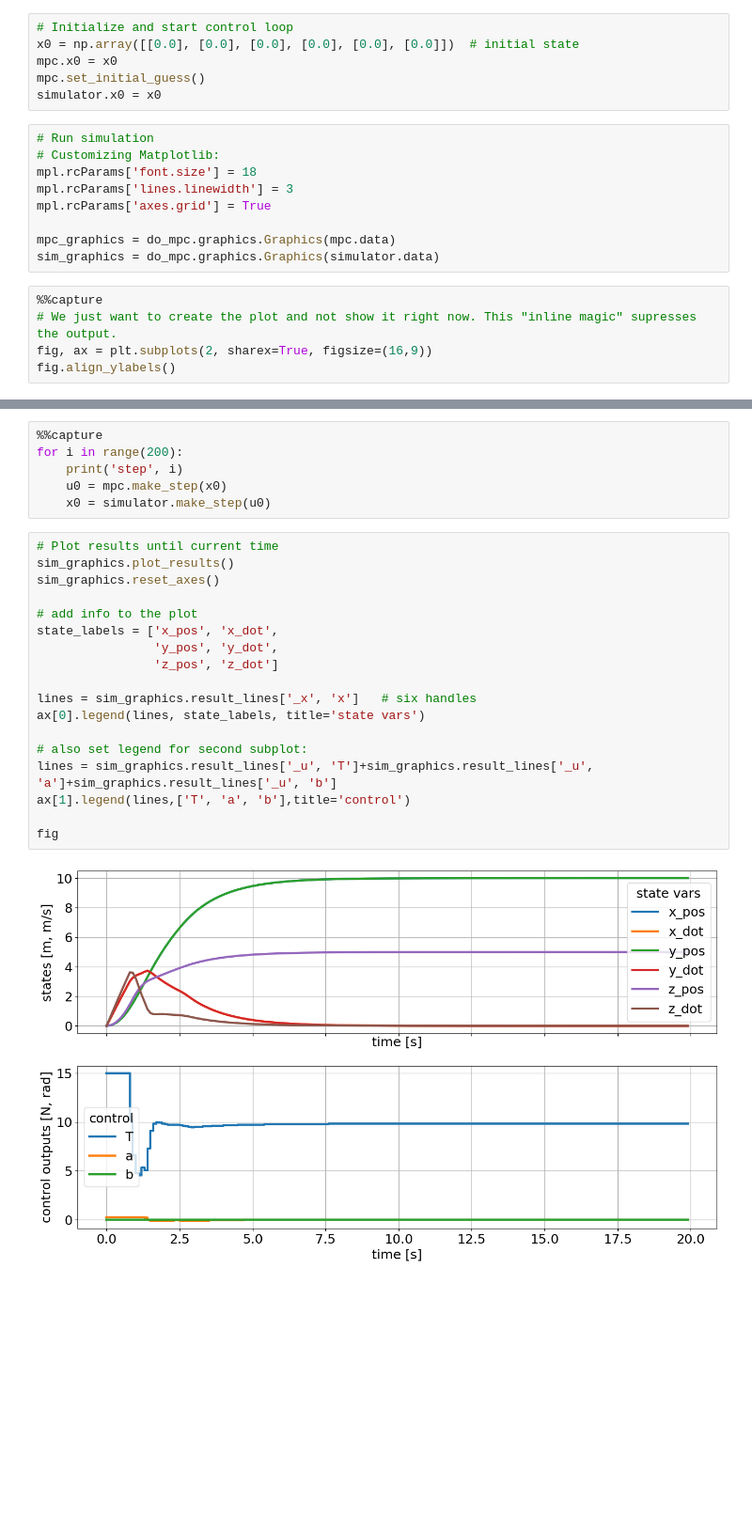
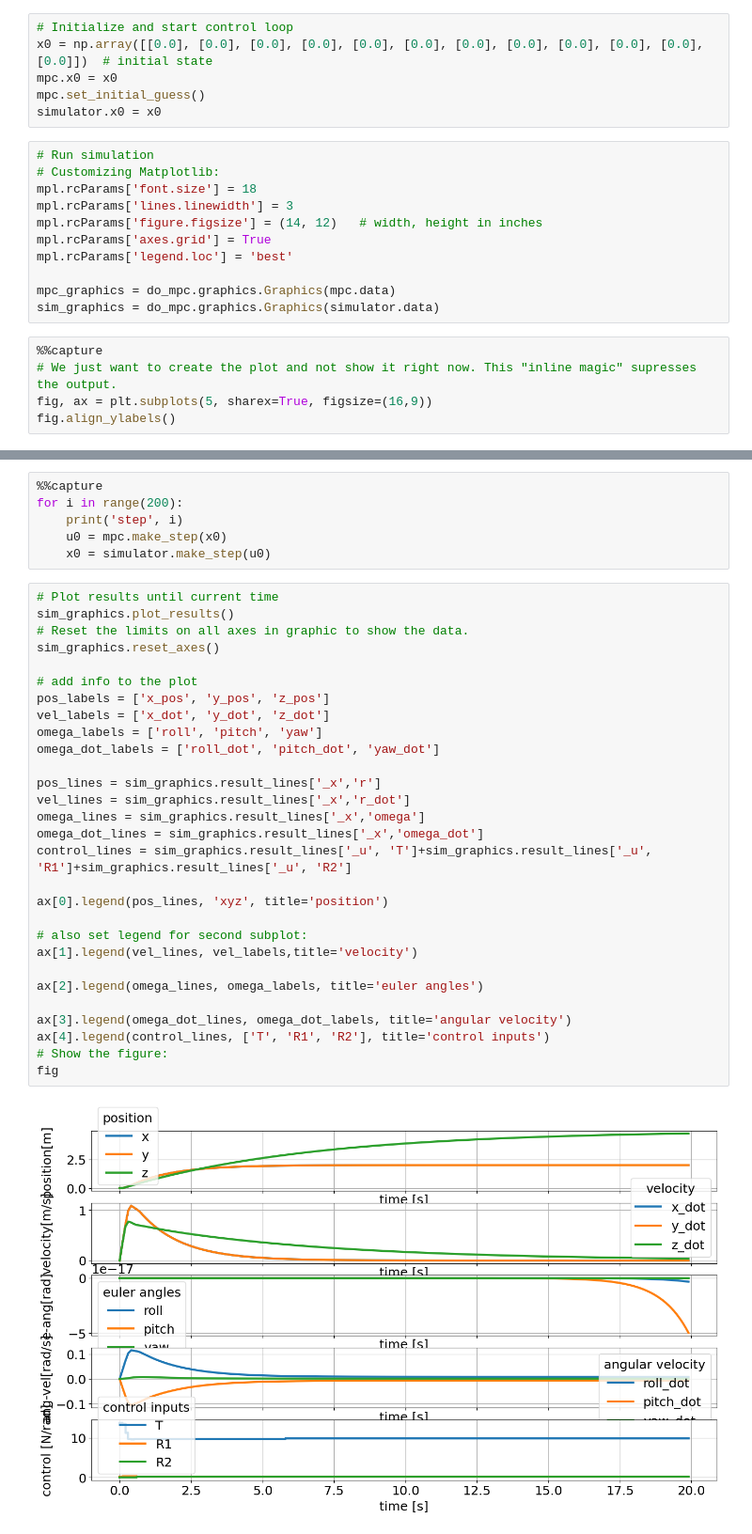
Before and after one commit to Avionics-Propulsion-Landers-GT/MonopropUAV, a Jupyter notebook: Algorithms/DynamicsModel/FHL-DM/mpc-simplified.ipynb, the cells around one changed output, grey strips where cells are left out. Shown at 94% size. Cells and saved outputs as stored; diff of their text form; blank space fills up the shorter version.

```diff
--- a/Algorithms/DynamicsModel/FHL-DM/mpc-simplified.ipynb
+++ b/Algorithms/DynamicsModel/FHL-DM/mpc-simplified.ipynb
@@ -107,7 +257,7 @@ simulator.set_param(t_step = 0.1)
 simulator.setup()
 # %%
 # Initialize and start control loop
-x0 = np.array([[0.0], [0.0], [0.0], [0.0], [0.0], [0.0]])  # initial state
+x0 = np.array([[0.0], [0.0], [0.0], [0.0], [0.0], [0.0], [0.0], [0.0], [0.0], [0.0], [0.0], [0.0]])  # initial state
 mpc.x0 = x0
 mpc.set_initial_guess()
 simulator.x0 = x0
@@ -116,14 +266,16 @@ simulator.x0 = x0
 # Customizing Matplotlib:
 mpl.rcParams['font.size'] = 18
 mpl.rcParams['lines.linewidth'] = 3
+mpl.rcParams['figure.figsize'] = (14, 12)   # width, height in inches
 mpl.rcParams['axes.grid'] = True
+mpl.rcParams['legend.loc'] = 'best'
 
 mpc_graphics = do_mpc.graphics.Graphics(mpc.data)
 sim_graphics = do_mpc.graphics.Graphics(simulator.data)
 # %%
 %%capture
 # We just want to create the plot and not show it right now. This "inline magic" supresses the output.
-fig, ax = plt.subplots(2, sharex=True, figsize=(16,9))
+fig, ax = plt.subplots(5, sharex=True, figsize=(16,9))
 fig.align_ylabels()
 # %%
 %%capture
@@ -188,20 +356,31 @@ for i in range(200):
 # %%
 # Plot results until current time
 sim_graphics.plot_results()
+# Reset the limits on all axes in graphic to show the data.
 sim_graphics.reset_axes()
 
 # add info to the plot
-state_labels = ['x_pos', 'x_dot',
-                'y_pos', 'y_dot',
-                'z_pos', 'z_dot']
+pos_labels = ['x_pos', 'y_pos', 'z_pos']
+vel_labels = ['x_dot', 'y_dot', 'z_dot']
+omega_labels = ['roll', 'pitch', 'yaw']
+omega_dot_labels = ['roll_dot', 'pitch_dot', 'yaw_dot']
 
-lines = sim_graphics.result_lines['_x', 'x']   # six handles
-ax[0].legend(lines, state_labels, title='state vars')
+pos_lines = sim_graphics.result_lines['_x','r']
+vel_lines = sim_graphics.result_lines['_x','r_dot']
+omega_lines = sim_graphics.result_lines['_x','omega']
+omega_dot_lines = sim_graphics.result_lines['_x','omega_dot']
+control_lines = sim_graphics.result_lines['_u', 'T']+sim_graphics.result_lines['_u', 'R1']+sim_graphics.result_lines['_u', 'R2']
+
+ax[0].legend(pos_lines, 'xyz', title='position')
 
 # also set legend for second subplot:
-lines = sim_graphics.result_lines['_u', 'T']+sim_graphics.result_lines['_u', 'a']+sim_graphics.result_lines['_u', 'b']
-ax[1].legend(lines,['T', 'a', 'b'],title='control')
+ax[1].legend(vel_lines, vel_labels,title='velocity')
 
+ax[2].legend(omega_lines, omega_labels, title='euler angles')
+
+ax[3].legend(omega_dot_lines, omega_dot_labels, title='angular velocity')
+ax[4].legend(control_lines, ['T', 'R1', 'R2'], title='control inputs')
+# Show the figure:
 fig
 # %% [output]
-[figure, old version]
+[figure, new version]
```
Also changed, not shown: parts of 7 cells of this notebook.
